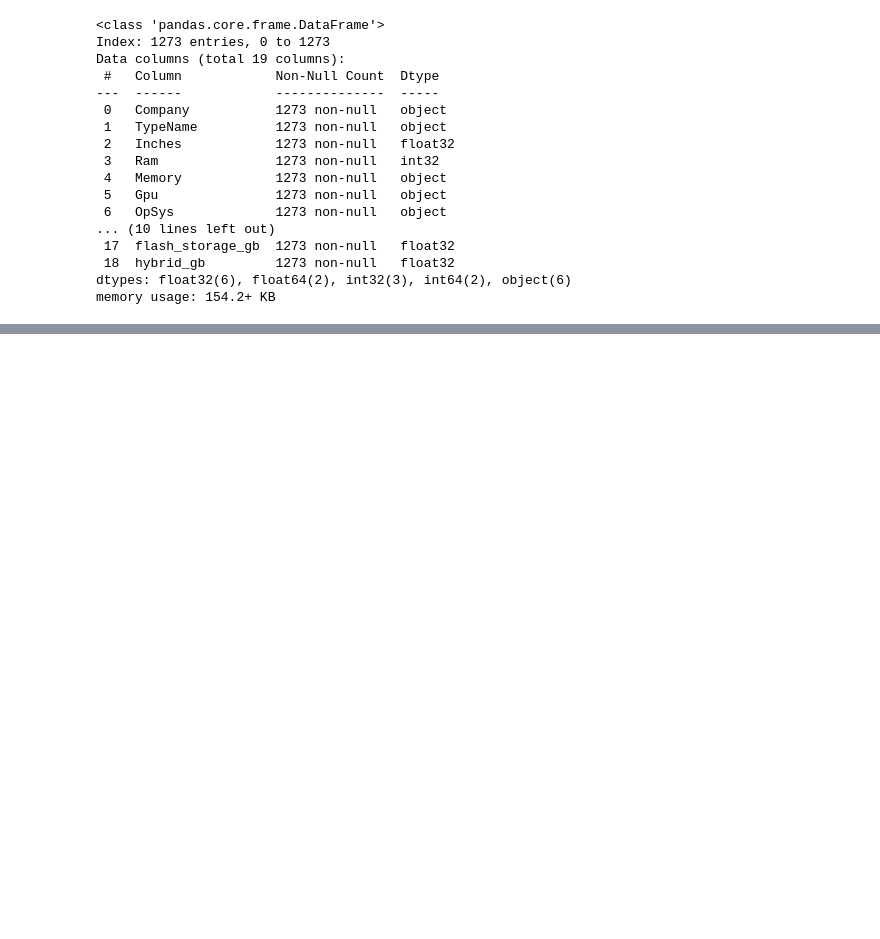
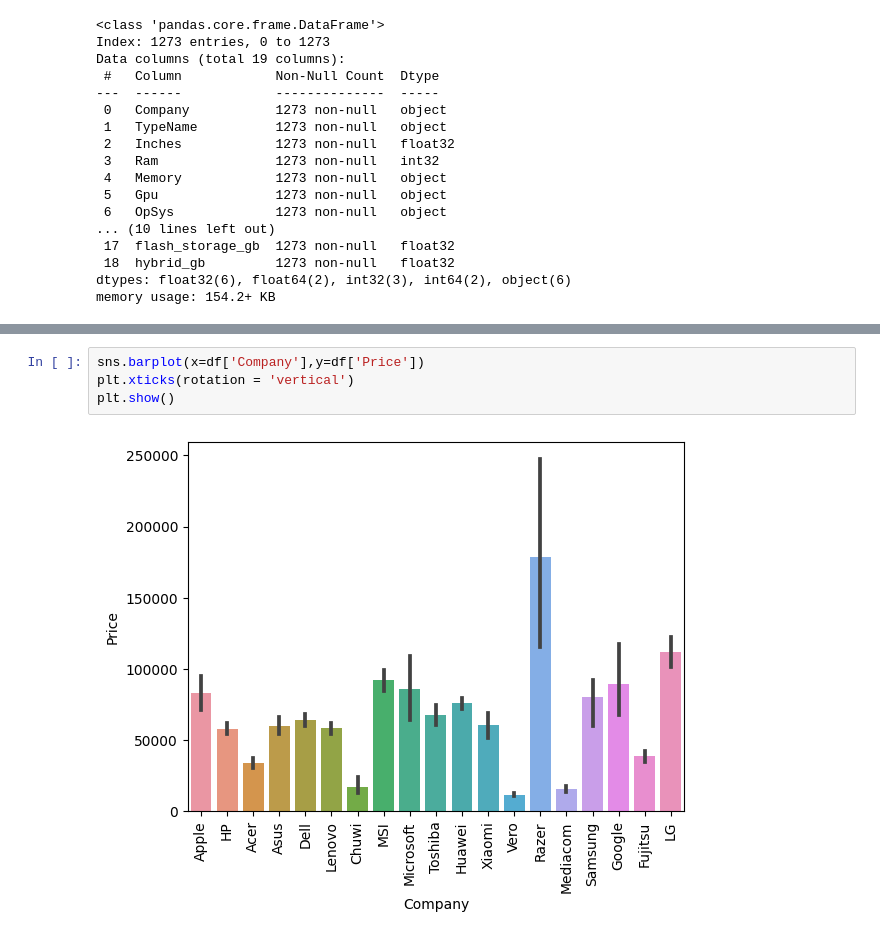
Before and after one commit to Mirazbd123/Laptop_price_prediction_end-to-end_project, a Jupyter notebook: prediction_model.ipynb, the cells around one changed output, grey strips where cells are left out. Saved outputs shown, nothing was run; the diff lists cells and outputs as text; blank space fills up the shorter version.

```diff
--- a/prediction_model.ipynb
+++ b/prediction_model.ipynb
@@ -544,0 +566,6 @@ memory usage: 154.2+ KB
+# %%
+sns.barplot(x=df['Company'],y=df['Price'])
+plt.xticks(rotation = 'vertical')
+plt.show()
+# %% [output]
+[figure, added]
```
Also changed, not shown: parts of 9 cells of this notebook.
